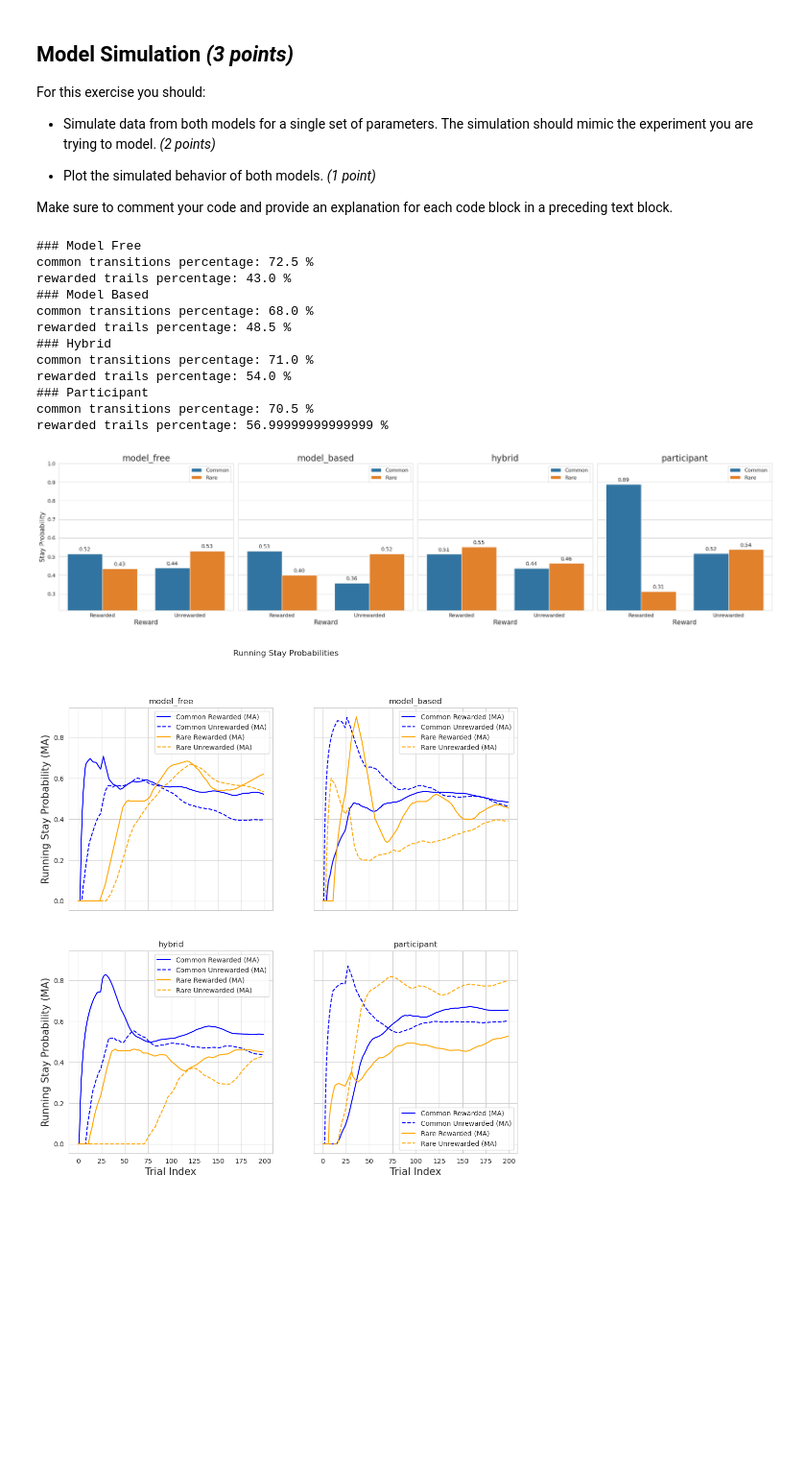
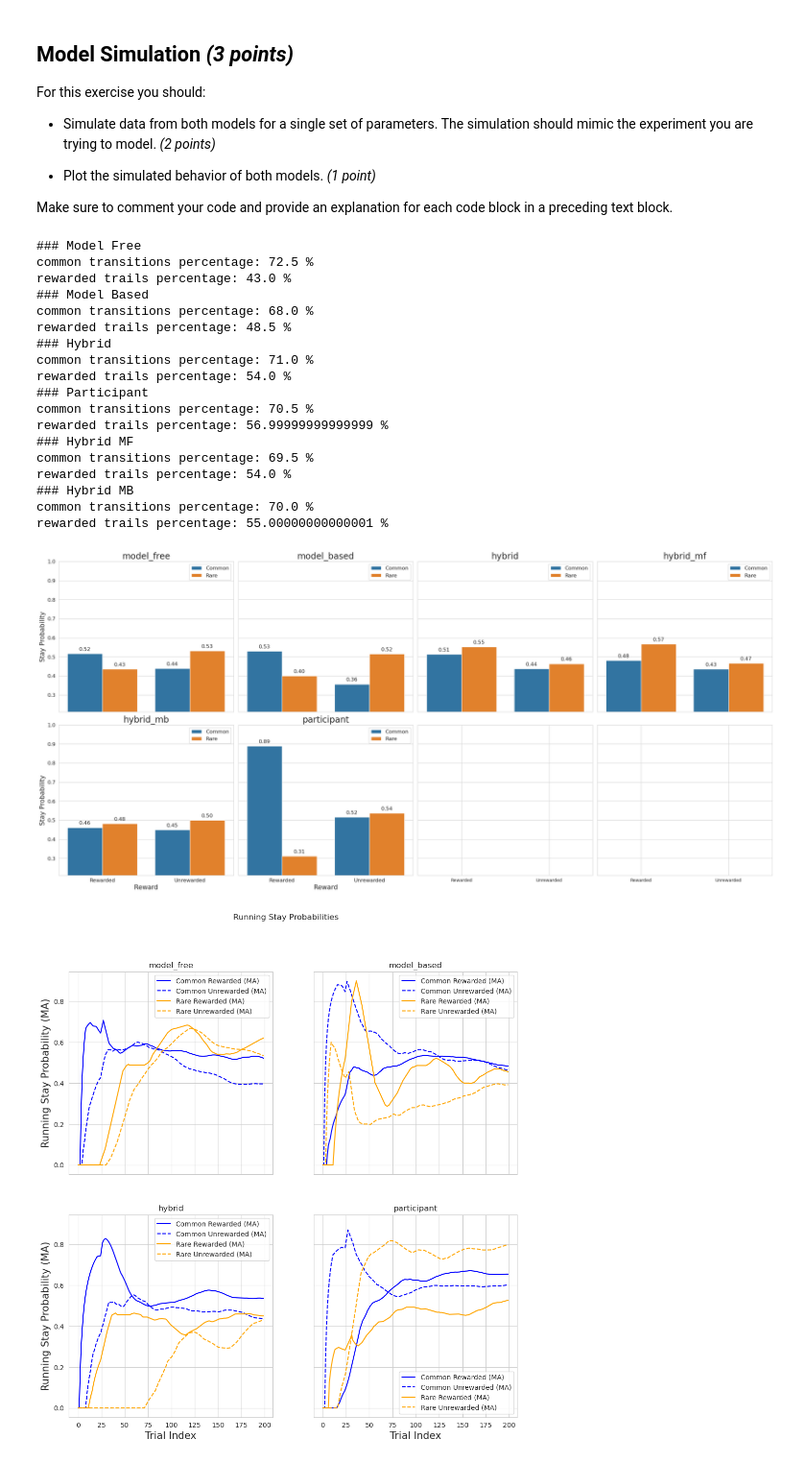
Before and after one commit to imtezcan/rl-twoStepTask, a Jupyter notebook: modeling_procedure.ipynb, the cells around one changed output. Shown at 96% size. Cells and saved outputs as stored; diff of their text form; code cells hidden in the pictures; blank space fills up the shorter version.

```diff
--- a/modeling_procedure.ipynb
+++ b/modeling_procedure.ipynb
@@ -120,14 +145,33 @@ params_hybrid = {'alpha_1': 0.2,
                  '_lambda': 0,
                  'w': 0.5,
                  'p': 0}
+params_hybrid_mf = {'alpha_1': 0.2,
+                    'alpha_2': 0.2,
+                    'beta_1': 3,
+                    'beta_2': 3,
+                    '_lambda': 0,
+                    'w': 0,
+                    'p': 0}
+params_hybrid_mb = {'alpha_1': 0.2,
+                    'alpha_2': 0.2,
+                    'beta_1': 3,
+                    'beta_2': 3,
+                    '_lambda': 0,
+                    'w': 1,
+                    'p': 0}
 
 # Run simulation and save to csv
 task_df_mf, agent_mf = simulate(agent_type='model_free', params=params_model_free)
 task_df_mb, agent_mb = simulate(agent_type='model_based', params=params_model_based)
 task_df_hybrid, agent_hybrid = simulate(agent_type='hybrid', params=params_hybrid)
+task_df_hybrid_mf, agent_hybrid_mf = simulate(agent_type='hybrid', params=params_hybrid_mf)
+task_df_hybrid_mb, agent_hybrid_mb = simulate(agent_type='hybrid', params=params_hybrid_mb)
 # task_df_random, agent_random = simulate(agent_type='random')
 # save_simulated_data(task_df_mf, agent_type='model_free')
 # save_simulated_data(task_df_mb, agent_type='model_based')
+# save_simulated_data(task_df_hybrid, agent_type='hybrid')
+# save_simulated_data(task_df_hybrid_mf, agent_type='hybrid_mf')
+# save_simulated_data(task_df_hybrid_mb, agent_type='hybrid_mb')
 
 # load and inspect human data
 particepant_data_file = "experiment_data_mj.csv"
@@ -138,32 +182,47 @@ human_data = preprocess_human_data(human_data)
 # %%
 # print some statistics
 print_simple_statistics(task_df_mf, title='Model Free')
 print_simple_statistics(task_df_mb, title='Model Based')
 print_simple_statistics(task_df_hybrid, title='Hybrid')
 print_simple_statistics(human_data, title='Participant')
+print_simple_statistics(task_df_hybrid_mf, title='Hybrid MF')
+print_simple_statistics(task_df_hybrid_mb, title='Hybrid MB')
 
 # calculate and plot stay probability
 stay_probability_mf, _ = calculate_stay_probability(task_df_mf)
 stay_probability_mb, _ = calculate_stay_probability(task_df_mb)
 stay_probability_h, _ = calculate_stay_probability(human_data)
 stay_probability_hybrid, _ = calculate_stay_probability(task_df_hybrid)
+stay_probability_hybrid_mf, _ = calculate_stay_probability(task_df_hybrid_mf)
+stay_probability_hybrid_mb, _ = calculate_stay_probability(task_df_hybrid_mb)
 
-plot_stay_probabilities(dfs=[stay_probability_mf, stay_probability_mb, stay_probability_hybrid, stay_probability_h],
-                        labels=['model_free', 'model_based', 'hybrid', 'participant'])
+plot_stay_probabilities(dfs=[stay_probability_mf,
+                            stay_probability_mb,
+                            stay_probability_hybrid,
+                            stay_probability_hybrid_mf,
+                            stay_probability_hybrid_mb,
+                            stay_probability_h],
+                        labels=['model_free', 'model_based', 'hybrid', 'hybrid_mf', 'hybrid_mb', 'participant'])
 # %% [output]
 ### Model Free
 common transitions percentage: 72.5 %
 rewarded trails percentage: 43.0 %
 ### Model Based
 common transitions percentage: 68.0 %
 rewarded trails percentage: 48.5 %
 ### Hybrid
 common transitions percentage: 71.0 %
 rewarded trails percentage: 54.0 %
 ### Participant
 common transitions percentage: 70.5 %
 rewarded trails percentage: 56.99999999999999 %
+### Hybrid MF
+common transitions percentage: 69.5 %
+rewarded trails percentage: 54.0 %
+### Hybrid MB
+common transitions percentage: 70.0 %
+rewarded trails percentage: 55.00000000000001 %
-[figure, old version]
+[figure, new version]
 # %%
 AVERAGE_WINDOW = 25
 
```
Also changed, not shown: parts of 40 cells of this notebook, 3 other files.
